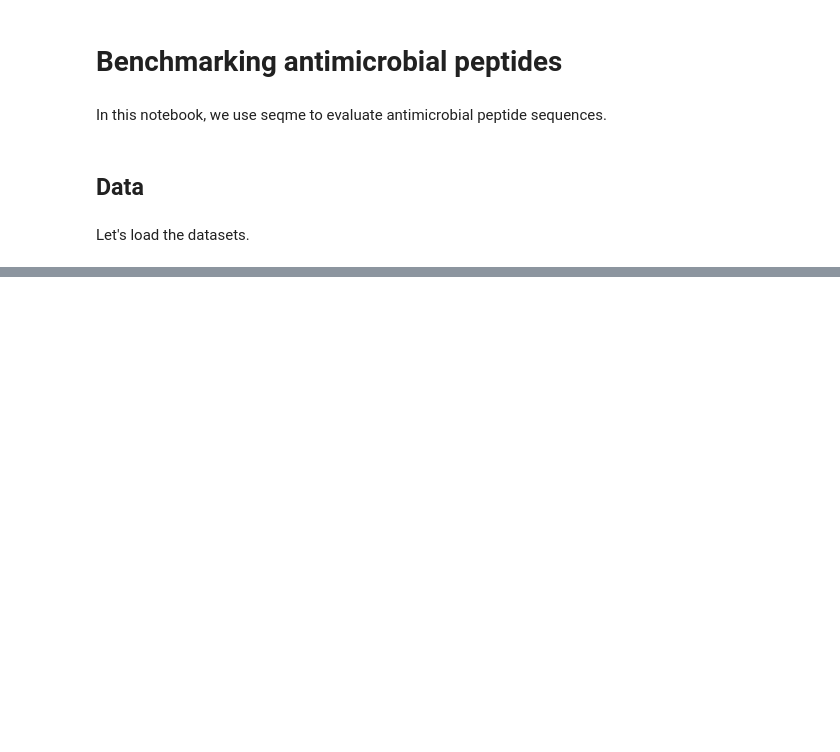
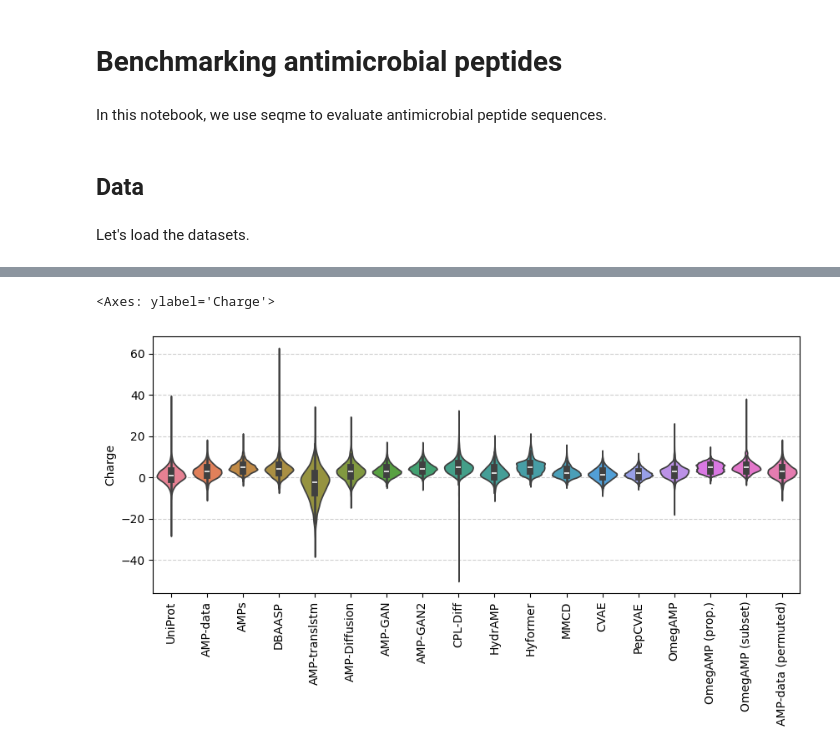
Before and after one commit to szczurek-lab/seqme, a Jupyter notebook: docs/tutorials/benchmark_peptides.ipynb, the cells around one changed output, grey strips where cells are left out. Drawn from its saved outputs; the diff is of its cells as text; code cells hidden in the pictures; blank space fills up the shorter version.

```diff
--- a/docs/tutorials/benchmark_peptides.ipynb
+++ b/docs/tutorials/benchmark_peptides.ipynb
@@ -177,0 +170,27 @@ embeddings = {name: embedder(dataset) for name, dataset in datasets_to_plot.item
+# %%
+def my_embedder(sequences: list[str]) -> np.ndarray:
+    lengths = [len(sequence) for sequence in sequences]
+    counts = [sequence.count("K") for sequence in sequences]
+    return np.array([lengths, counts]).T
+
+
+esm2 = sm.models.Esm2(
+    model_name=sm.models.Esm2Checkpoint.t6_8M,
+    batch_size=512,
+    device=device,
+    verbose=False,
+)
+
+cache = sm.Cache(
+    models={
+        "embedder": my_embedder,
+        "esm2-embed": esm2.embed,
+        "esm2-perplexity": lambda seqs: esm2.compute_pseudo_perplexity(seqs, mask_size=3),
+        "gravy": sm.models.Gravy(),
+        "charge": sm.models.Charge(),
+        "amphiphilicity": sm.models.HydrophobicMoment(),
+        "amPEPpy": ampeppy,
+        "AMPlify": amplify,
+    },
+    init_cache=init_cache,
+)
@@ -329,0 +389,12 @@ with open(OUT_CACHE_PATH, "wb") as f:
+# %%
+properties = {name: cache.model("charge")(sequences) for name, sequences in benchmark_datasets.items()}
+# %%
+fig, ax = plt.subplots(figsize=(10, 4))
+ax.grid(axis="y", linestyle="--", alpha=0.6)
+ax.set_axisbelow(True)
+ax.set_ylabel("Charge")
+ax.set_xticklabels(properties.keys(), rotation=90, ha="center")
+sns.violinplot(properties, bw_method="scott", ax=ax)
+# %% [output]
+<Axes: ylabel='Charge'>
+[figure, added]
```
Also changed, not shown: parts of 61 cells of this notebook, 2 other files.
